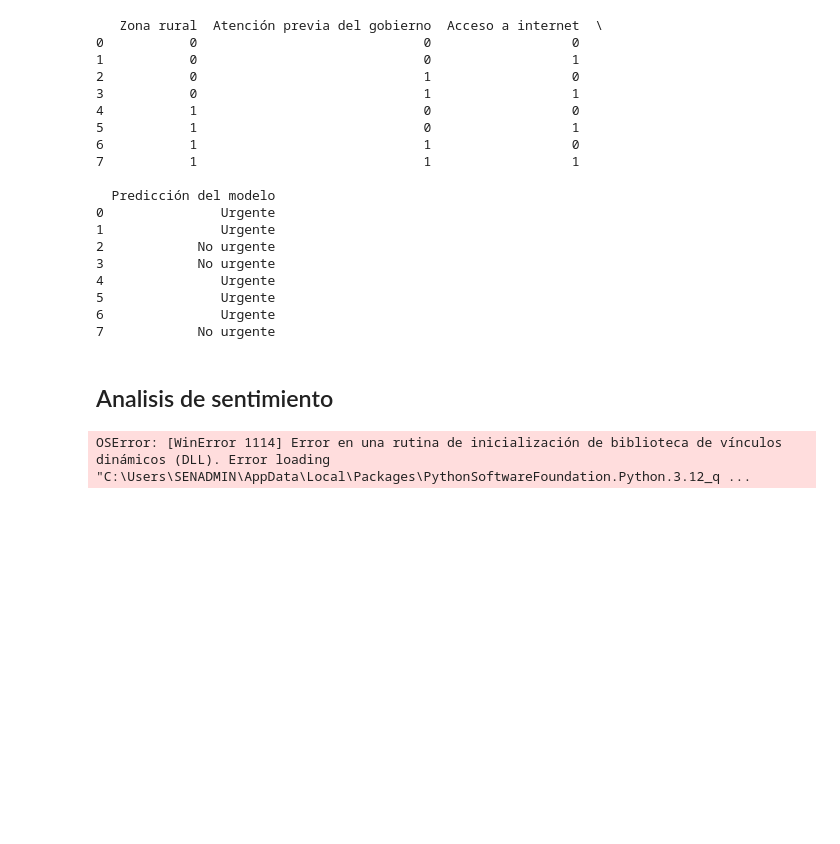
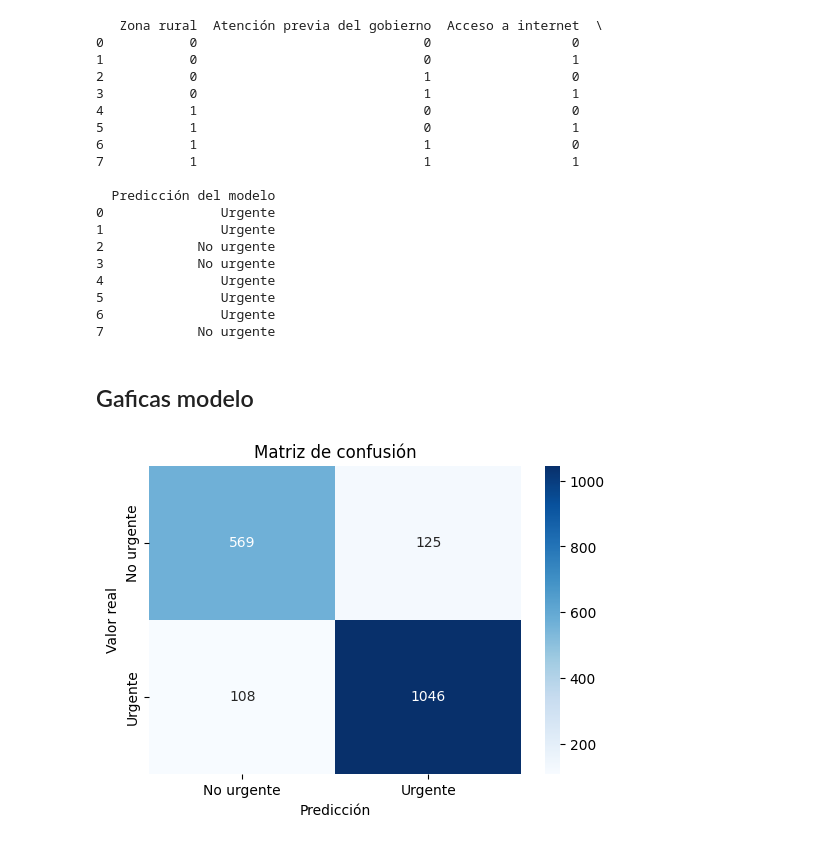
Before and after one commit to ariss99nn/SENASOFT, a Jupyter notebook: RETO.ipynb, the cells around one changed output. Saved outputs shown, nothing was run; the diff lists cells and outputs as text; code cells hidden in the pictures; blank space fills up the shorter version.

```diff
--- a/RETO.ipynb
+++ b/RETO.ipynb
@@ -330,41 +321,19 @@ print(nuevos_casos)
 5               Urgente
 6               Urgente
 7            No urgente
-# %% [markdown]
-## Analisis de sentimiento
-# %%
-from pysentimiento import create_analyzer
-import pandas as pd
-
-# Crear el analizador de sentimientos en español
-analyzer = create_analyzer(task="sentiment", lang="es")
-
-# Tus comentarios
-comentarios = [
-    "las calles están muy oscuras y peligrosas.",
-    "no tenemos centros culturales ni bibliotecas.",
-    "las basuras no se recogen a tiempo.",
-    "la contaminación del río está aumentando.",
-    "no hay suficientes escuelas públicas.",
-    "hay problemas con la recolección de basura.",
-    "necesitamos más acceso a internet en la zona.",
-    "faltan médicos en el centro de salud.",
-    "falta agua potable en varias casas.",
-    "queremos más presencia policial."
-]
-
-# Analizar cada comentario
-resultados = []
-for texto in comentarios:
-    resultado = analyzer.predict(texto)
-    resultados.append({
-        "Comentario": texto,
-        "Sentimiento": resultado.output,
-        "Confianza": round(resultado.probas[resultado.output], 2)
-    })
-
-# Mostrar resultados en DataFrame
-df_sentimientos = pd.DataFrame(resultados)
-print(df_sentimientos)
-# %% [output]
-OSError: [WinError 1114] Error en una rutina de inicialización de biblioteca de vínculos dinámicos (DLL). Error loading "C:\Users\SENADMIN\AppData\Local\Packages\PythonSoftwareFoundation.Python.3.12_q ...
+# %% [markdown]
+## Gaficas modelo
+# %%
+
+# 1. Matriz de confusión
+y_pred = modelo.predict(X_test)
+cm = confusion_matrix(y_test, y_pred)
+
+plt.figure(figsize=(6, 4))
+sns.heatmap(cm, annot=True, fmt='d', cmap='Blues', xticklabels=["No urgente", "Urgente"], yticklabels=["No urgente", "Urgente"])
+plt.title("Matriz de confusión")
+plt.xlabel("Predicción")
+plt.ylabel("Valor real")
+plt.show()
+# %% [output]
+[figure, added]
```
Also changed, not shown: parts of 7 cells of this notebook.
